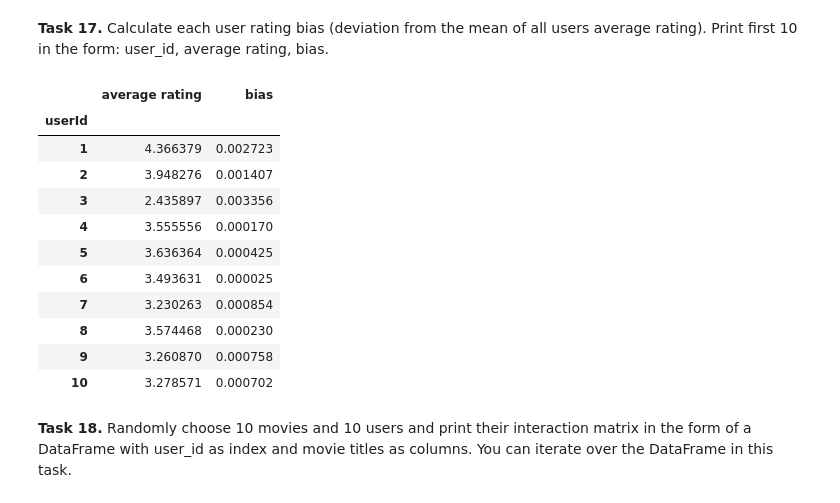
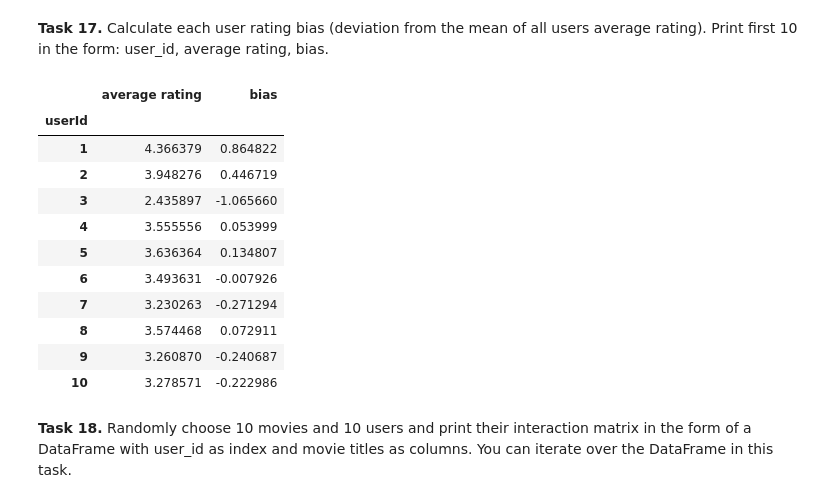
Before and after one commit to e-lawniczak/recommender-systems-class, a Jupyter notebook: class_02_numpy_pandas.ipynb, the cells around one changed output. Saved outputs shown, nothing was run; the diff lists cells and outputs as text; code cells hidden in the pictures.

```diff
--- a/class_02_numpy_pandas.ipynb
+++ b/class_02_numpy_pandas.ipynb
@@ -164,5 +158,6 @@ cond2 = steam_df['behavior-name'] == 'purchase'
 g = steam_df[cond2].groupby('user-id').sum()
 g = g.sort_values(by='value', ascending=False).reset_index()
 g = g.loc[:, ['user-id','value']]
-display(g.head(1))
+x = g['user-id'].head(1)
+print(int(x))
 # %% [output]
@@ -341,18 +331,16 @@ display(df)
 g = ml_df.loc[:].copy()
 d = dict()
 
-def f(x, y):
-
-    if x in d:
-        d[x][0]  += y
-        d[x][1] += 1
-    else:
-        d[x]  = [y, 1]
+def f(x):
+    stri = str(x['genres']).split('|')
+    for y in stri:
+        if y in d:
+            d[y].append(x['rating'])
+        else:
+            d[y]  = [x['rating']]
 
 
-
-
-g.apply(lambda x: f(x.genres, x.rating), axis=1)
+g.apply(lambda x: f(x), axis=1 )
 
 
 g = g.groupby('genres').count().reset_index()
@@ -363,15 +351,20 @@ df_d = {
     'rating': []
 }
 
-for x in d:
-    df_d['genre'].append(x)
-    df_d['rating'].append(d[x][0]/d[x][1])
 
+
+for key in d:
+    df_d['genre'].append(key)
+    d[key][0] = np.array(d[key]).mean()
+    df_d['rating'].append(d[key][0])
 
 df = pd.DataFrame.from_dict(df_d)
 
-df = df.sort_values(by='rating', ascending=False)
 
+
+df = df.sort_values(by='rating', ascending=False).reset_index()
+
+df = df.loc[:, ['genre', 'rating']]
 display(df)
 # %% [output]
 |  | genre | rating |
@@ -434,36 +422,36 @@ d.head(10)
 # %%
 # Write your code here
 # Write your code here
 def deviation(x2, r2, n2):
     return np.sqrt(np.power(np.abs(x2 - r2),2)/n2)
 g = ml_df.copy()
 
 g = g.loc[:, ['userId', 'rating']]
 
 # g['average rating'] = g.groupby('title').sum()
 d = g.groupby('userId').mean()
 
 r = g['rating'].mean()
 n = len(g.index)
 
 
 d = d.rename({'rating':'average rating', 'userId': 'user_id'}, axis=1)
-d['bias'] = d.apply(lambda x: deviation(x, r, n))
+d['bias'] = d.apply(lambda x: x-r)
 
 d.head(10)
 # %% [output]
 |  | average rating | bias |
 | userId |  |  |
-| 1 | 4.366379 | 0.002723 |
-| 2 | 3.948276 | 0.001407 |
-| 3 | 2.435897 | 0.003356 |
-| 4 | 3.555556 | 0.000170 |
-| 5 | 3.636364 | 0.000425 |
-| 6 | 3.493631 | 0.000025 |
-| 7 | 3.230263 | 0.000854 |
-| 8 | 3.574468 | 0.000230 |
-| 9 | 3.260870 | 0.000758 |
-| 10 | 3.278571 | 0.000702 |
+| 1 | 4.366379 | 0.864822 |
+| 2 | 3.948276 | 0.446719 |
+| 3 | 2.435897 | -1.065660 |
+| 4 | 3.555556 | 0.053999 |
+| 5 | 3.636364 | 0.134807 |
+| 6 | 3.493631 | -0.007926 |
+| 7 | 3.230263 | -0.271294 |
+| 8 | 3.574468 | 0.072911 |
+| 9 | 3.260870 | -0.240687 |
+| 10 | 3.278571 | -0.222986 |
 # %% [markdown]
 **Task 18.** Randomly choose 10 movies and 10 users and print their interaction matrix in the form of a DataFrame with user_id as index and movie titles as columns. You can iterate over the DataFrame in this task.
 # %%
```
Also changed, not shown: parts of 11 cells of this notebook.
